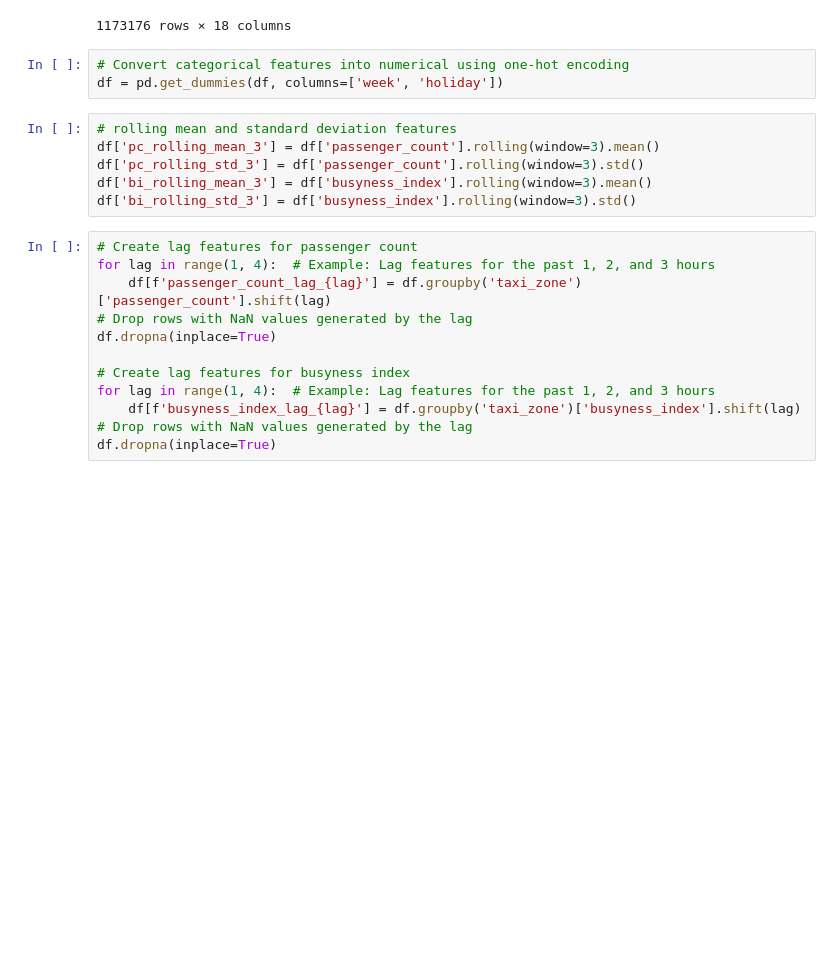
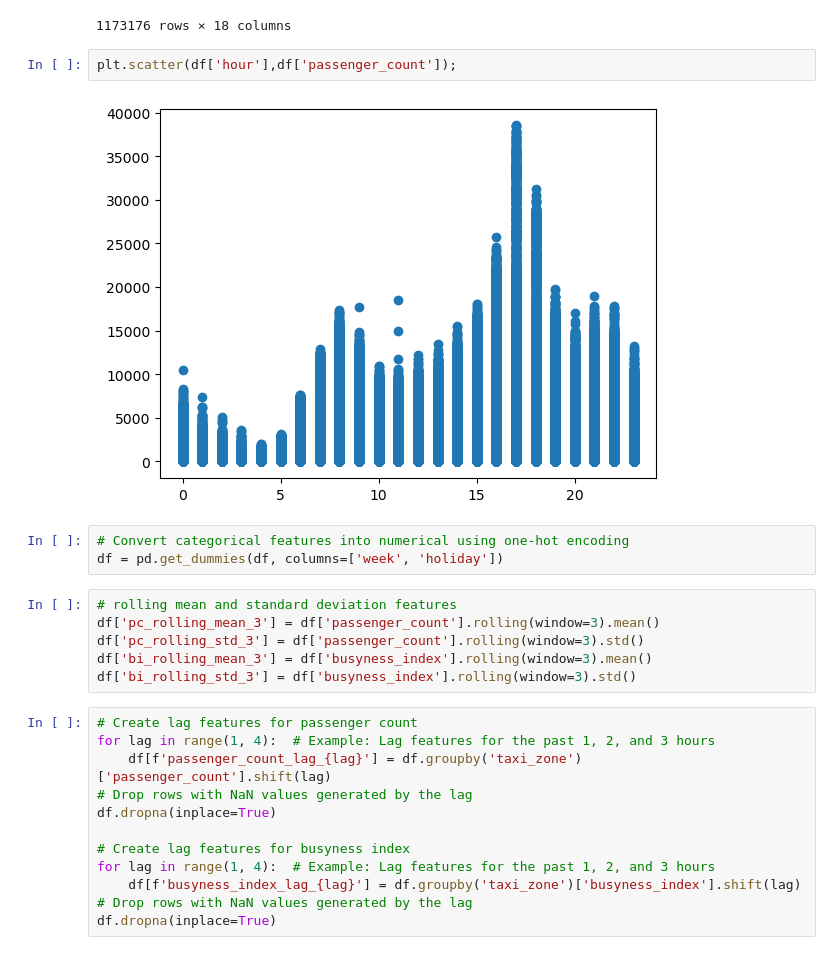
Before and after one commit to HelloMum/COMP47360-Smart-Tourist-Guide, a Jupyter notebook: src/data_processing/notebooks/modelling/Initial_Modelling.ipynb, the cells around one changed output. Cells and saved outputs as stored; diff of their text form; blank space fills up the shorter version.

```diff
--- a/src/data_processing/notebooks/modelling/Initial_Modelling.ipynb
+++ b/src/data_processing/notebooks/modelling/Initial_Modelling.ipynb
@@ -28,6 +29,10 @@ df
 | 1173174 | 2023-12-31 22:00:00 | 263 | 972.000000 | -22.9 | 0.0 | 0.87 | 0.00 | ... |
 | 1173175 | 2023-12-31 23:00:00 | 263 | 700.000000 | -23.5 | 0.0 | 0.87 | 0.00 | ... |
 1173176 rows × 18 columns
+# %%
+plt.scatter(df['hour'],df['passenger_count']);
+# %% [output]
+[figure, added]
 # %%
 # Convert categorical features into numerical using one-hot encoding
 df = pd.get_dummies(df, columns=['week', 'holiday'])
```
Also changed, not shown: parts of 7 cells of this notebook, 2 other files.
